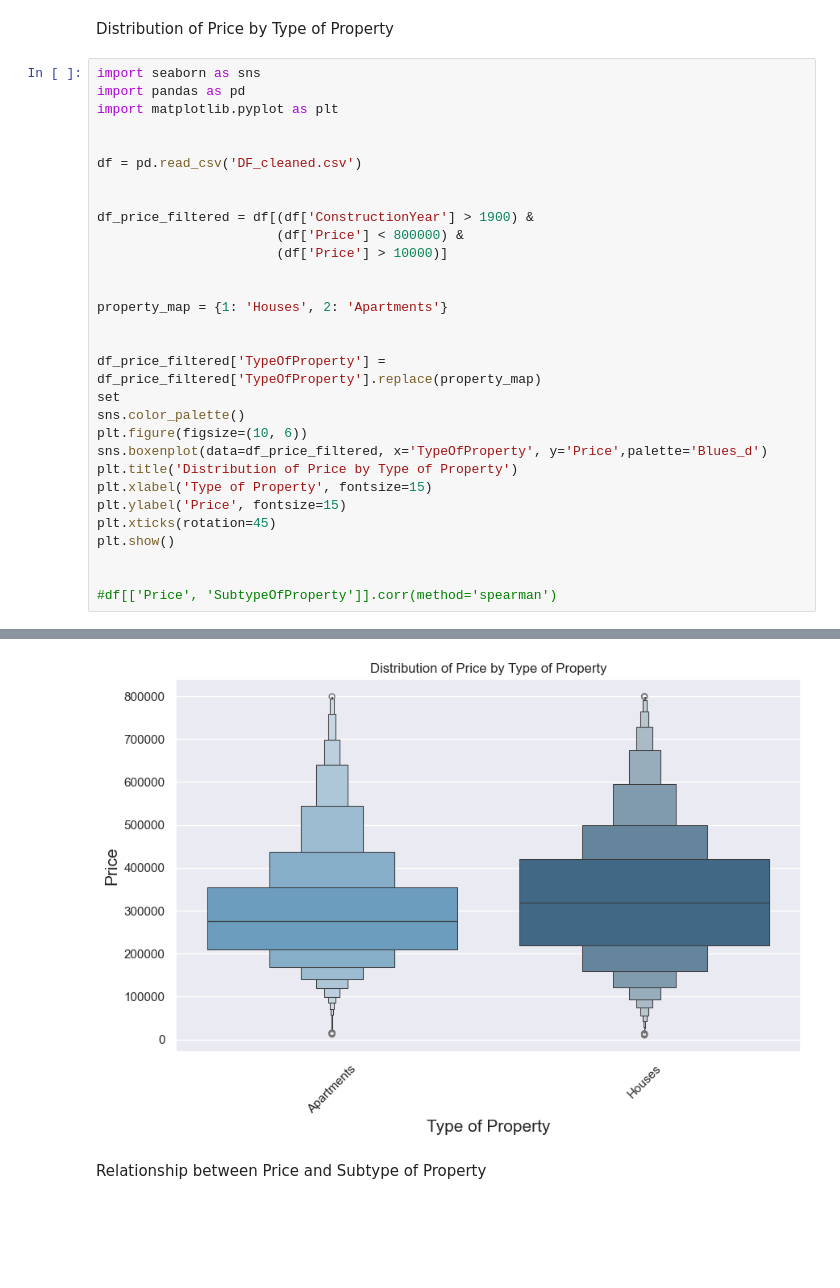
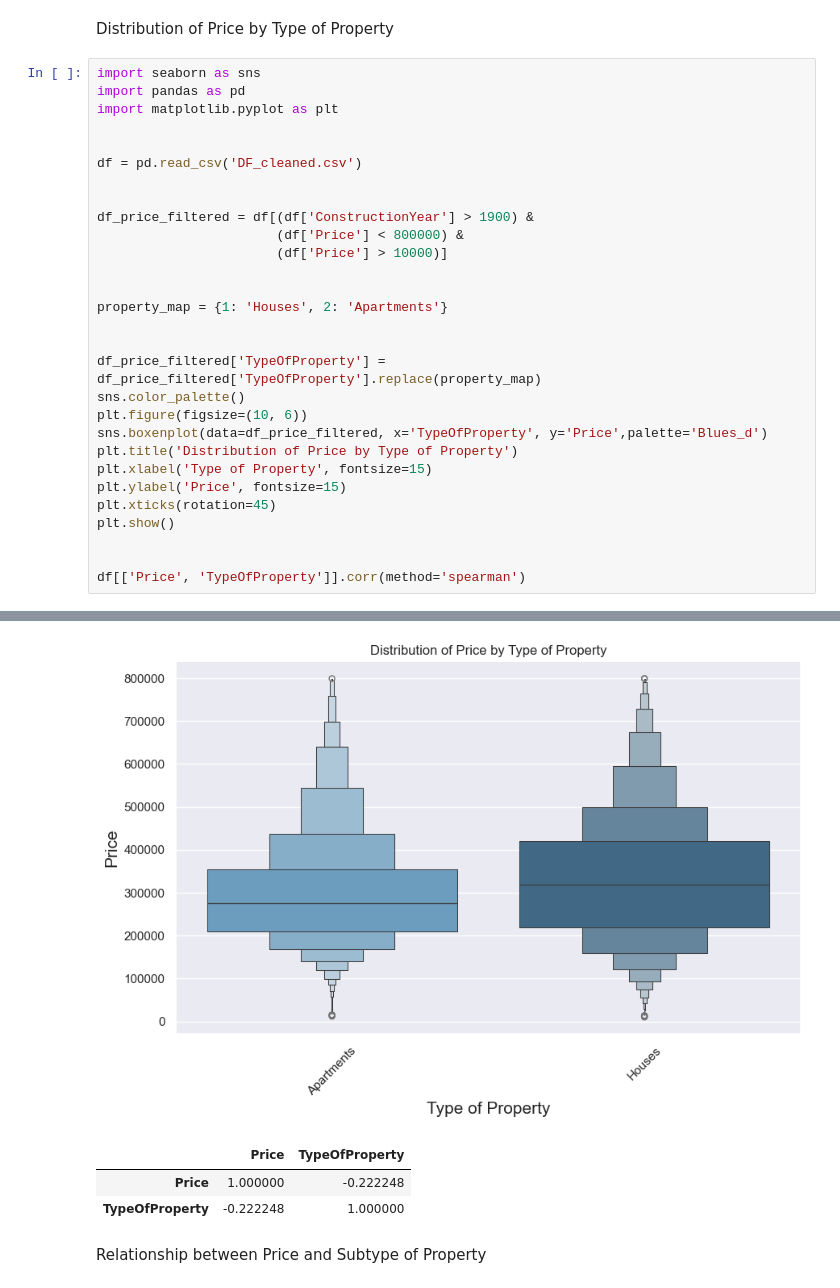
Before and after one commit to AdrienPiette/Data-visualisation, a Jupyter notebook: analyze/Analyzing.ipynb, the cells around one changed output, grey strips where cells are left out. Drawn from its saved outputs; the diff is of its cells as text; blank space fills up the shorter version.

```diff
--- a/analyze/Analyzing.ipynb
+++ b/analyze/Analyzing.ipynb
@@ -341,35 +344,37 @@ df = pd.read_csv('DF_cleaned.csv')
 df_price_filtered = df[(df['ConstructionYear'] > 1900) &
                        (df['Price'] < 800000) &
                        (df['Price'] > 10000)]
 
 
 property_map = {1: 'Houses', 2: 'Apartments'}
 
 
 df_price_filtered['TypeOfProperty'] = df_price_filtered['TypeOfProperty'].replace(property_map)
-set
 sns.color_palette()
 plt.figure(figsize=(10, 6))
 sns.boxenplot(data=df_price_filtered, x='TypeOfProperty', y='Price',palette='Blues_d')
 plt.title('Distribution of Price by Type of Property')
 plt.xlabel('Type of Property', fontsize=15)
 plt.ylabel('Price', fontsize=15)
 plt.xticks(rotation=45)
 plt.show()
 
 
-#df[['Price', 'SubtypeOfProperty']].corr(method='spearman')
+df[['Price', 'TypeOfProperty']].corr(method='spearman')
 # %% [output]
 A value is trying to be set on a copy of a slice from a DataFrame.
 Try using .loc[row_indexer,col_indexer] = value instead
 
 See the caveats in the documentation: https://pandas.pydata.org/pandas-docs/stable/user_guide/indexing.html#returning-a-view-versus-a-copy
   df_price_filtered['TypeOfProperty'] = df_price_filtered['TypeOfProperty'].replace(property_map)
 
 Passing `palette` without assigning `hue` is deprecated and will be removed in v0.14.0. Assign the `x` variable to `hue` and set `legend=False` for the same effect.
 
   sns.boxenplot(data=df_price_filtered, x='TypeOfProperty', y='Price',palette='Blues_d')
 [figure]
+|  | Price | TypeOfProperty |
+| Price | 1.000000 | -0.222248 |
+| TypeOfProperty | -0.222248 | 1.000000 |
 # %% [markdown]
 Relationship between Price and Subtype of Property
 # %%
```
Also changed, not shown: parts of 4 cells of this notebook.
